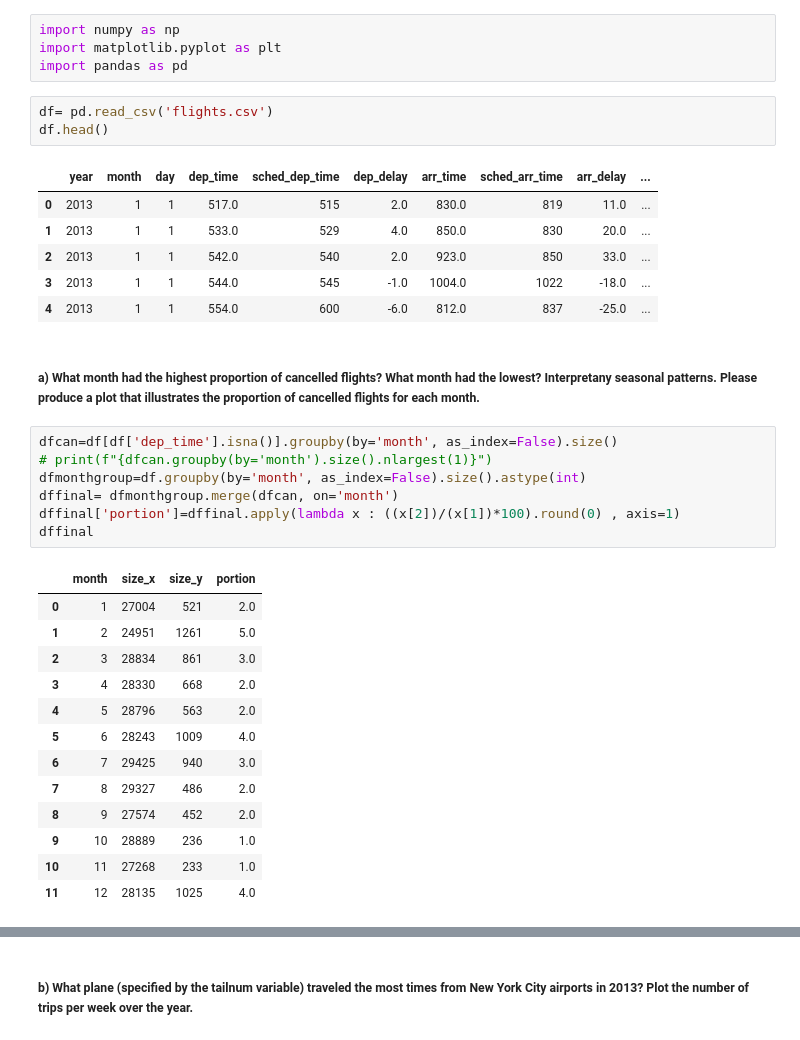
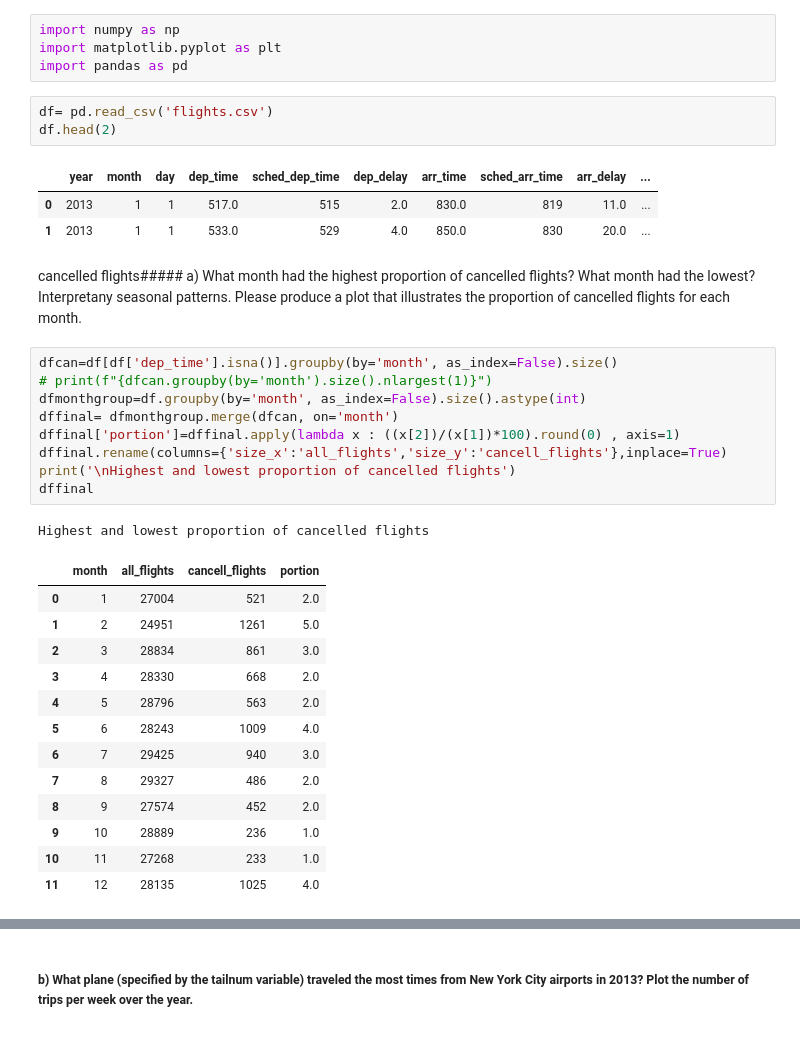
Before and after one commit to MapsaBootCamp/ML3_EXERCISE, a Jupyter notebook: W5/week5.ipynb, the cells around one changed output, grey strips where cells are left out. Cells and saved outputs as stored; diff of their text form.

```diff
--- a/W5/week5.ipynb
+++ b/W5/week5.ipynb
@@ -70,25 +94,25 @@ import matplotlib.pyplot as plt
 import pandas as pd
 # %%
 df= pd.read_csv('flights.csv')
-df.head()
+df.head(2)
 # %% [output]
 |  | year | month | day | dep_time | sched_dep_time | dep_delay | arr_time | sched_arr_time | arr_delay | ... |
 | 0 | 2013 | 1 | 1 | 517.0 | 515 | 2.0 | 830.0 | 819 | 11.0 | ... |
 | 1 | 2013 | 1 | 1 | 533.0 | 529 | 4.0 | 850.0 | 830 | 20.0 | ... |
-| 2 | 2013 | 1 | 1 | 542.0 | 540 | 2.0 | 923.0 | 850 | 33.0 | ... |
-| 3 | 2013 | 1 | 1 | 544.0 | 545 | -1.0 | 1004.0 | 1022 | -18.0 | ... |
-| 4 | 2013 | 1 | 1 | 554.0 | 600 | -6.0 | 812.0 | 837 | -25.0 | ... |
 # %% [markdown]
-##### a) What month had the highest proportion of cancelled flights? What month had the lowest? Interpretany seasonal patterns. Please produce a plot that illustrates the proportion of cancelled flights for each month.
+cancelled flights##### a) What month had the highest proportion of cancelled flights? What month had the lowest? Interpretany seasonal patterns. Please produce a plot that illustrates the proportion of cancelled flights for each month.
 # %%
 dfcan=df[df['dep_time'].isna()].groupby(by='month', as_index=False).size()
 # print(f"{dfcan.groupby(by='month').size().nlargest(1)}")
 dfmonthgroup=df.groupby(by='month', as_index=False).size().astype(int)
 dffinal= dfmonthgroup.merge(dfcan, on='month')
 dffinal['portion']=dffinal.apply(lambda x : ((x[2])/(x[1])*100).round(0) , axis=1)
+dffinal.rename(columns={'size_x':'all_flights','size_y':'cancell_flights'},inplace=True)
+print('\nHighest and lowest proportion of cancelled flights')
 dffinal
 # %% [output]
+Highest and lowest proportion of cancelled flights
-|  | month | size_x | size_y | portion |
+|  | month | all_flights | cancell_flights | portion |
 | 0 | 1 | 27004 | 521 | 2.0 |
 | 1 | 2 | 24951 | 1261 | 5.0 |
 | 2 | 3 | 28834 | 861 | 3.0 |
```
Also changed, not shown: parts of 15 cells of this notebook.
